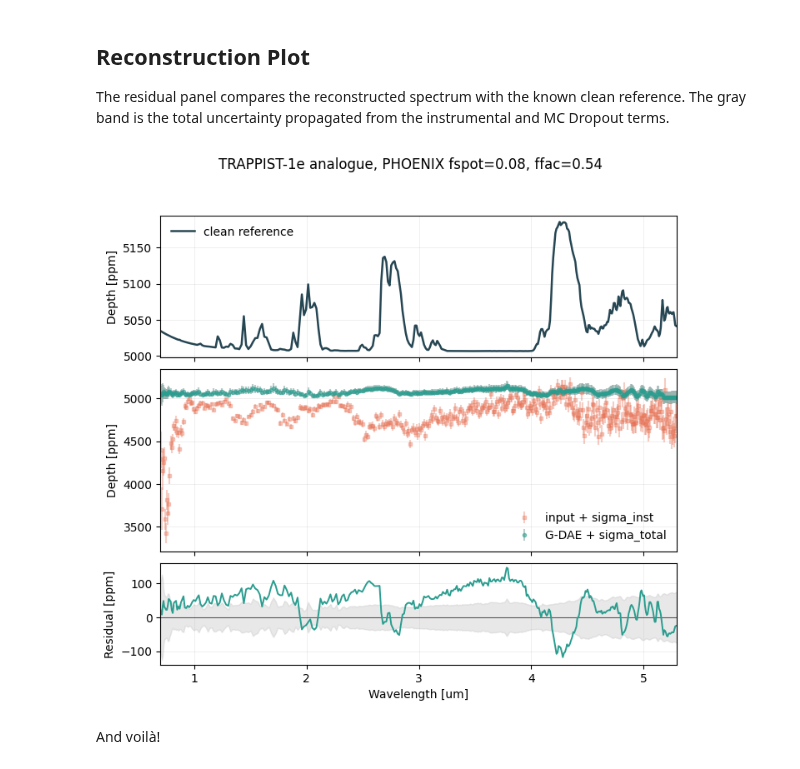
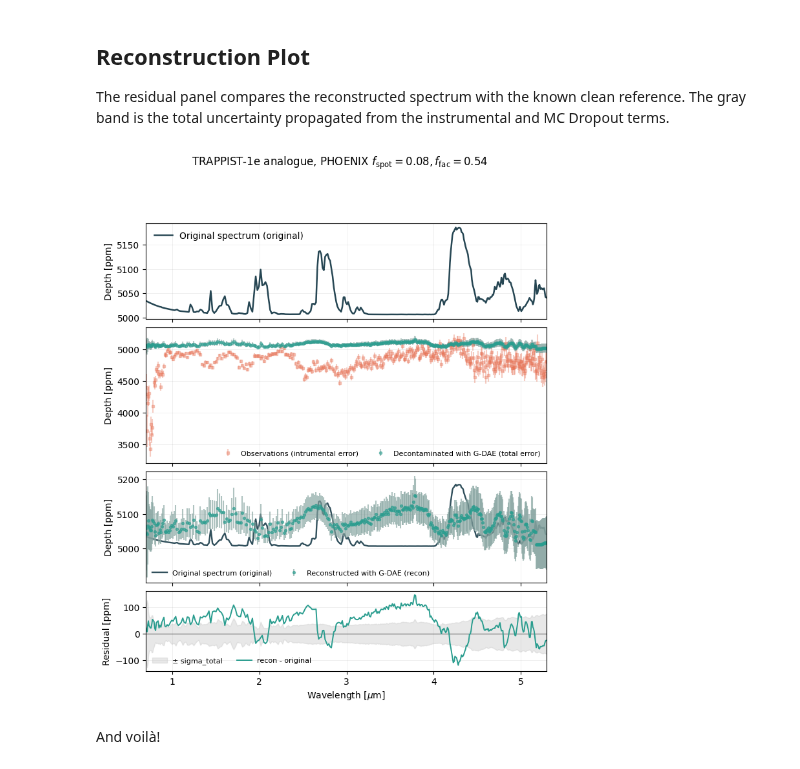
Before and after one commit to D4san/gdaespec, a Jupyter notebook: model-parameters/G-DAE-Example.ipynb, the cells around one changed output. Cells and saved outputs as stored; diff of their text form; code cells hidden in the pictures.

Commit message:
Update G-DAE Reconstruction image for TRAPPIST-1e

```diff
--- a/model-parameters/G-DAE-Example.ipynb
+++ b/model-parameters/G-DAE-Example.ipynb
@@ -188,15 +188,15 @@ recon = recon_mean[0, order]
 inst = sigma_inst[order]
 total = sigma_total[0, order]
 
-fig, (ax_top, ax_mid, ax_res) = plt.subplots(
-    3,
+fig, (ax_top, ax_mid, ax_cmp, ax_res) = plt.subplots(
+    4,
     1,
-    figsize=(8, 7),
+    figsize=(8, 9),
     sharex=True,
-    gridspec_kw={"height_ratios": [1.4, 1.8, 1.0], "hspace": 0.08},
+    gridspec_kw={"height_ratios": [1.2, 1.7, 1.4, 1.0], "hspace": 0.08},
 )
 
-ax_top.plot(waves, clean * 1e6, color="#264653", lw=1.8, label="clean reference")
+ax_top.plot(waves, clean * 1e6, color="#264653", lw=1.8, label="Original spectrum (original)")
 ax_top.set_ylabel("Depth [ppm]")
 ax_top.legend(frameon=False, loc="best")
 
@@ -204,41 +204,77 @@ ax_mid.errorbar(
     waves,
     noisy * 1e6,
     yerr=inst * 1e6,
     fmt="s",
     ms=3,
     alpha=0.35,
     color="#E76F51",
-    label="input + sigma_inst",
+    label="Observations (intrumental error)",
 )
 ax_mid.errorbar(
     waves,
     recon * 1e6,
     yerr=total * 1e6,
     fmt="o",
     ms=3,
     alpha=0.55,
     color="#2A9D8F",
     ecolor="#85A39F",
-    label="G-DAE + sigma_total",
+    label="Decontaminated with G-DAE (total error)",
 )
 ax_mid.set_ylabel("Depth [ppm]")
-ax_mid.legend(frameon=False, loc="best")
+ax_mid.legend(frameon=False, loc="best", ncol=2, fontsize=8)
+
+# Comparison panel: Original spectrum (original) vs G-DAE reconstruction (with G-DAE error bars).
+ax_cmp.plot(
+    waves,
+    clean * 1e6,
+    color="#264653",
+    lw=1.7,
+    alpha=0.95,
+    label="Original spectrum (original)",
+)
+ax_cmp.errorbar(
+    waves,
+    recon * 1e6,
+    yerr=total * 1e6,
+    fmt="o",
+    ms=2.8,
+    alpha=0.65,
+    color="#2A9D8F",
+    ecolor="#85A39F",
+    label="Reconstructed with G-DAE (recon)",
+)
+ax_cmp.set_ylabel("Depth [ppm]")
+ax_cmp.legend(frameon=False, loc="lower left", ncol=2, fontsize=8)
 
 residual = (recon - clean) * 1e6
 ax_res.axhline(0.0, color="black", lw=0.8, alpha=0.6)
-ax_res.fill_between(waves, -total * 1e6, total * 1e6, color="#cccccc", alpha=0.45)
-ax_res.plot(waves, residual, color="#2A9D8F", lw=1.4)
-ax_res.set_xlabel("Wavelength [um]")
+ax_res.fill_between(
+    waves,
+    -total * 1e6,
+    total * 1e6,
+    color="#cccccc",
+    alpha=0.45,
+    label="± sigma_total",
+)
+ax_res.plot(waves, residual, color="#2A9D8F", lw=1.4, label="recon - original")
+ax_res.set_xlabel(r"Wavelength [$\mu$m]")
 ax_res.set_ylabel("Residual [ppm]")
+ax_res.legend(frameon=False, loc="best", ncol=2, fontsize=8)
 
-for ax in (ax_top, ax_mid, ax_res):
+for ax in (ax_top, ax_mid, ax_cmp, ax_res):
     ax.grid(True, alpha=0.2, lw=0.7)
     ax.margins(x=0)
 
-fig.suptitle("TRAPPIST-1e analogue, PHOENIX fspot=0.08, ffac=0.54", y=0.98, fontsize=12)
+fig.suptitle(
+    r"TRAPPIST-1e analogue, PHOENIX $f_\mathrm{spot}=0.08, f_\mathrm{fac}=0.54$",
+    y=0.97,
+    fontsize=12,
+    va="bottom",
+)
 plt.savefig("G-DAE-Reconstruction-TRAPPIST1e.png", dpi=300, bbox_inches="tight")
 plt.show()
 # %% [output]
-[figure, old version]
+[figure, new version]
 # %% [markdown]
 And voilà!
```
Also changed, not shown: 1 other file.
